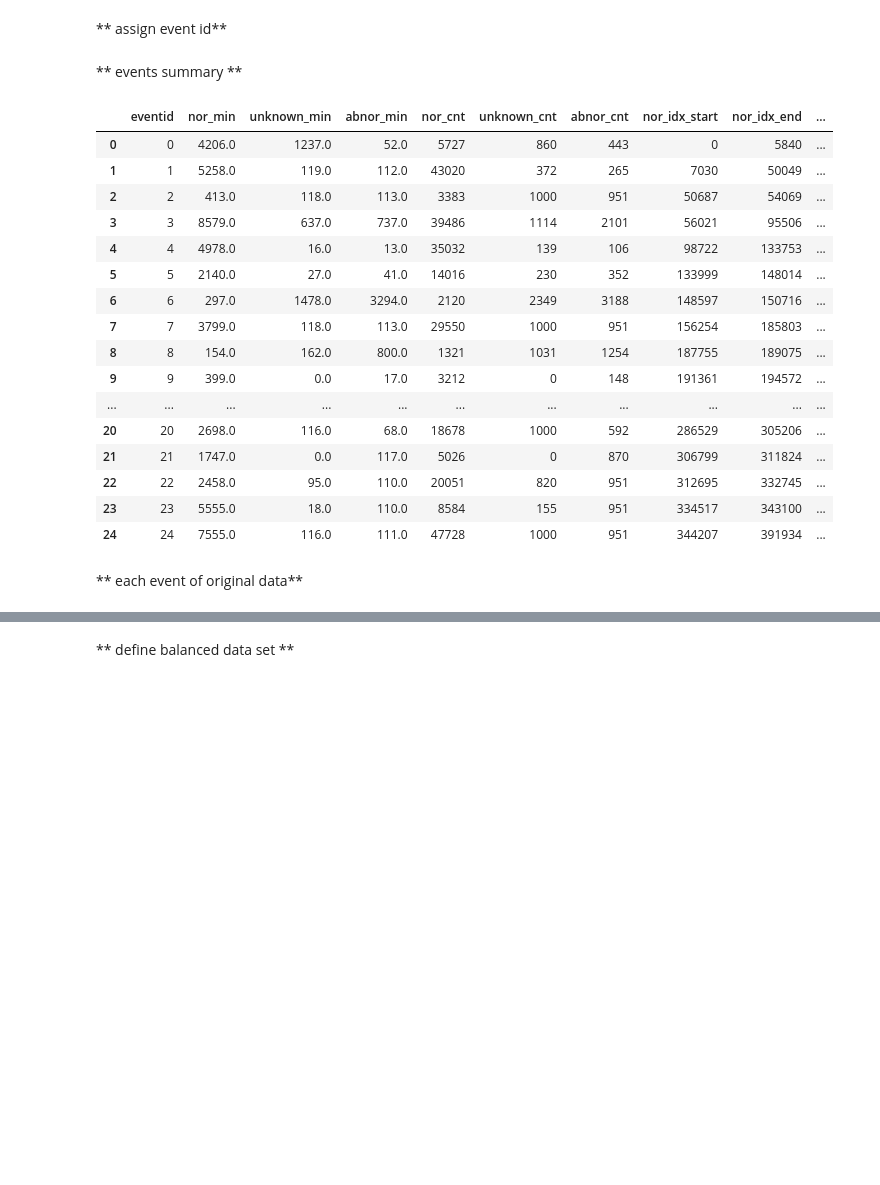
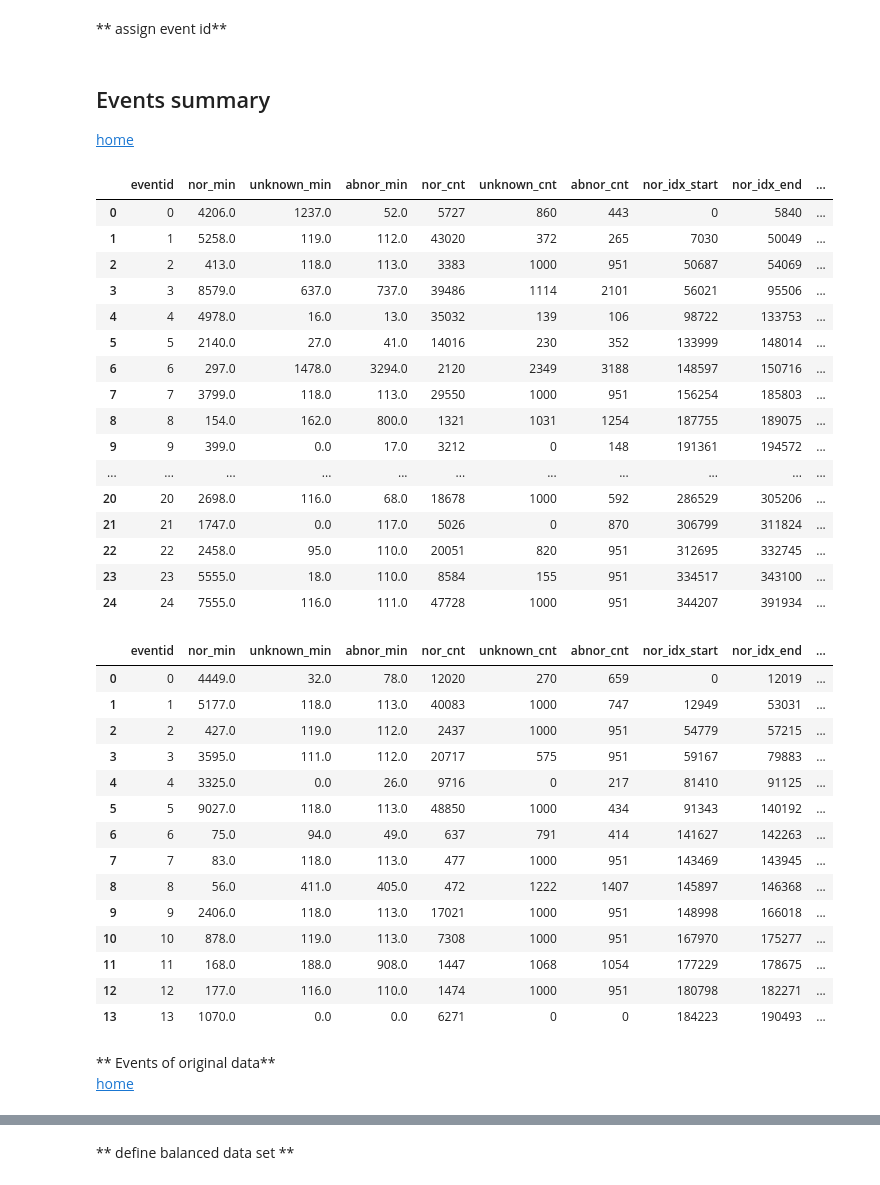
Before and after one commit to Backlu/CAICTCompetition, a Jupyter notebook: icd-Data_Sampling.ipynb, the cells around one changed output, grey strips where cells are left out. Cells and saved outputs as stored; diff of their text form; code cells hidden in the pictures; blank space fills up the shorter version.

```diff
--- a/icd-Data_Sampling.ipynb
+++ b/icd-Data_Sampling.ipynb
@@ -213,28 +259,49 @@ data_test['timestamp'] = data_test['time'].apply(lambda x: x.timestamp())
 data_15 = assign_eventid(data_15)
 data_21 = assign_eventid(data_21)
 # %% [markdown]
-** events summary **
+<a id='events summary'></a>
+## Events summary
+[home](#home)
 # %%
 events_summary_15 = events_summary(data_15)
+events_summary_21 = events_summary(data_21)
 events_summary_15
+events_summary_21
 # %% [output]
 |  | eventid | nor_min | unknown_min | abnor_min | nor_cnt | unknown_cnt | abnor_cnt | nor_idx_start | nor_idx_end | ... |
 | 0 | 0 | 4206.0 | 1237.0 | 52.0 | 5727 | 860 | 443 | 0 | 5840 | ... |
 | 1 | 1 | 5258.0 | 119.0 | 112.0 | 43020 | 372 | 265 | 7030 | 50049 | ... |
 | 2 | 2 | 413.0 | 118.0 | 113.0 | 3383 | 1000 | 951 | 50687 | 54069 | ... |
 | 3 | 3 | 8579.0 | 637.0 | 737.0 | 39486 | 1114 | 2101 | 56021 | 95506 | ... |
 | 4 | 4 | 4978.0 | 16.0 | 13.0 | 35032 | 139 | 106 | 98722 | 133753 | ... |
 | 5 | 5 | 2140.0 | 27.0 | 41.0 | 14016 | 230 | 352 | 133999 | 148014 | ... |
 | 6 | 6 | 297.0 | 1478.0 | 3294.0 | 2120 | 2349 | 3188 | 148597 | 150716 | ... |
 | 7 | 7 | 3799.0 | 118.0 | 113.0 | 29550 | 1000 | 951 | 156254 | 185803 | ... |
 | 8 | 8 | 154.0 | 162.0 | 800.0 | 1321 | 1031 | 1254 | 187755 | 189075 | ... |
 | 9 | 9 | 399.0 | 0.0 | 17.0 | 3212 | 0 | 148 | 191361 | 194572 | ... |
 | ... | ... | ... | ... | ... | ... | ... | ... | ... | ... | ... |
 | 20 | 20 | 2698.0 | 116.0 | 68.0 | 18678 | 1000 | 592 | 286529 | 305206 | ... |
 | 21 | 21 | 1747.0 | 0.0 | 117.0 | 5026 | 0 | 870 | 306799 | 311824 | ... |
 | 22 | 22 | 2458.0 | 95.0 | 110.0 | 20051 | 820 | 951 | 312695 | 332745 | ... |
 | 23 | 23 | 5555.0 | 18.0 | 110.0 | 8584 | 155 | 951 | 334517 | 343100 | ... |
 | 24 | 24 | 7555.0 | 116.0 | 111.0 | 47728 | 1000 | 951 | 344207 | 391934 | ... |
+|  | eventid | nor_min | unknown_min | abnor_min | nor_cnt | unknown_cnt | abnor_cnt | nor_idx_start | nor_idx_end | ... |
+| 0 | 0 | 4449.0 | 32.0 | 78.0 | 12020 | 270 | 659 | 0 | 12019 | ... |
+| 1 | 1 | 5177.0 | 118.0 | 113.0 | 40083 | 1000 | 747 | 12949 | 53031 | ... |
+| 2 | 2 | 427.0 | 119.0 | 112.0 | 2437 | 1000 | 951 | 54779 | 57215 | ... |
+| 3 | 3 | 3595.0 | 111.0 | 112.0 | 20717 | 575 | 951 | 59167 | 79883 | ... |
+| 4 | 4 | 3325.0 | 0.0 | 26.0 | 9716 | 0 | 217 | 81410 | 91125 | ... |
+| 5 | 5 | 9027.0 | 118.0 | 113.0 | 48850 | 1000 | 434 | 91343 | 140192 | ... |
+| 6 | 6 | 75.0 | 94.0 | 49.0 | 637 | 791 | 414 | 141627 | 142263 | ... |
+| 7 | 7 | 83.0 | 118.0 | 113.0 | 477 | 1000 | 951 | 143469 | 143945 | ... |
+| 8 | 8 | 56.0 | 411.0 | 405.0 | 472 | 1222 | 1407 | 145897 | 146368 | ... |
+| 9 | 9 | 2406.0 | 118.0 | 113.0 | 17021 | 1000 | 951 | 148998 | 166018 | ... |
+| 10 | 10 | 878.0 | 119.0 | 113.0 | 7308 | 1000 | 951 | 167970 | 175277 | ... |
+| 11 | 11 | 168.0 | 188.0 | 908.0 | 1447 | 1068 | 1054 | 177229 | 178675 | ... |
+| 12 | 12 | 177.0 | 116.0 | 110.0 | 1474 | 1000 | 951 | 180798 | 182271 | ... |
+| 13 | 13 | 1070.0 | 0.0 | 0.0 | 6271 | 0 | 0 | 184223 | 190493 | ... |
-# %% [markdown]
-** each event of original data**
+# %% [markdown]
+<a id='Events of original data'></a>
+** Events of original data**
+[home](#home)
 # %%
```
Also changed, not shown: parts of 25 cells of this notebook, 6 other files.
